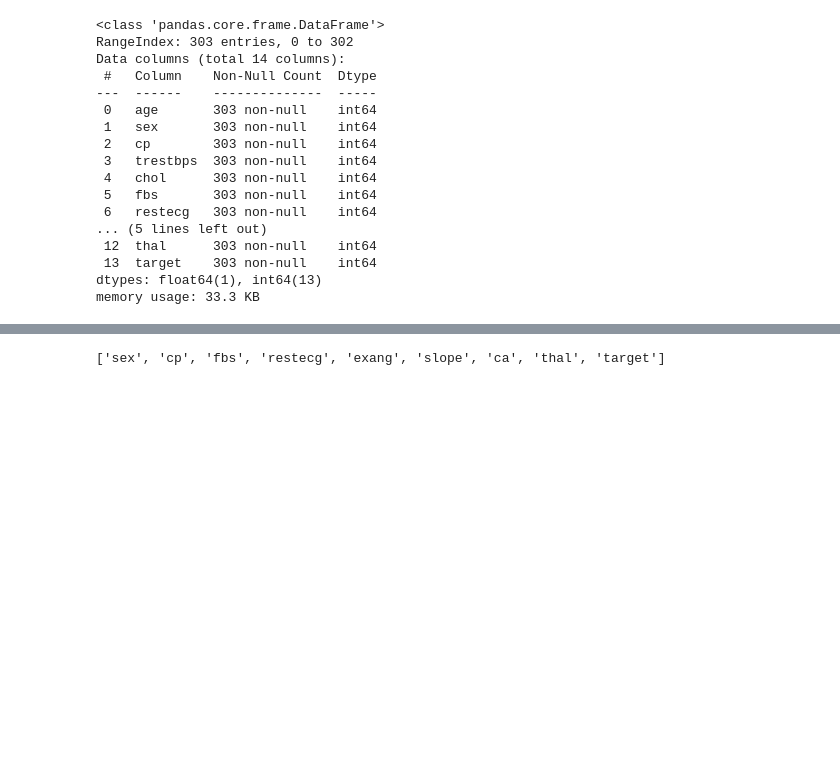
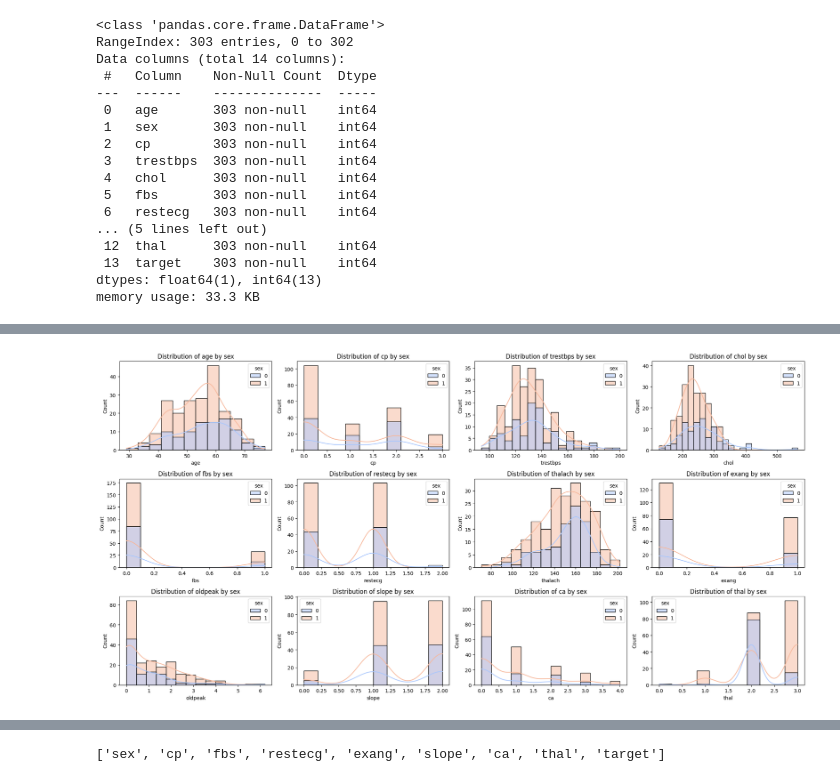
Before and after one commit to ShasherinaAV/lab_IIS, a Jupyter notebook: eda/eda.ipynb, the cells around one changed output, grey strips where cells are left out. Cells and saved outputs as stored; diff of their text form; code cells hidden in the pictures; blank space fills up the shorter version.

```diff
--- a/eda/eda.ipynb
+++ b/eda/eda.ipynb
@@ -46,0 +85,12 @@ memory usage: 33.3 KB
+# %%
+dist = ['age', 'cp', 'trestbps', 'chol', 'fbs', 'restecg', 'thalach',
+       'exang', 'oldpeak', 'slope', 'ca', 'thal']
+plt.figure(figsize=(20,10))
+for i,a  in enumerate(dist):
+    plt.subplot(3,4,i+1)
+    sns.histplot(data = df, x = a, hue ='sex', kde = True, palette='coolwarm')
+    plt.title(f"Distribution of {a} by sex")
+plt.tight_layout()
+plt.show()
+# %% [output]
+[figure, added]
```
Also changed, not shown: parts of 16 cells of this notebook, 6 other files.
